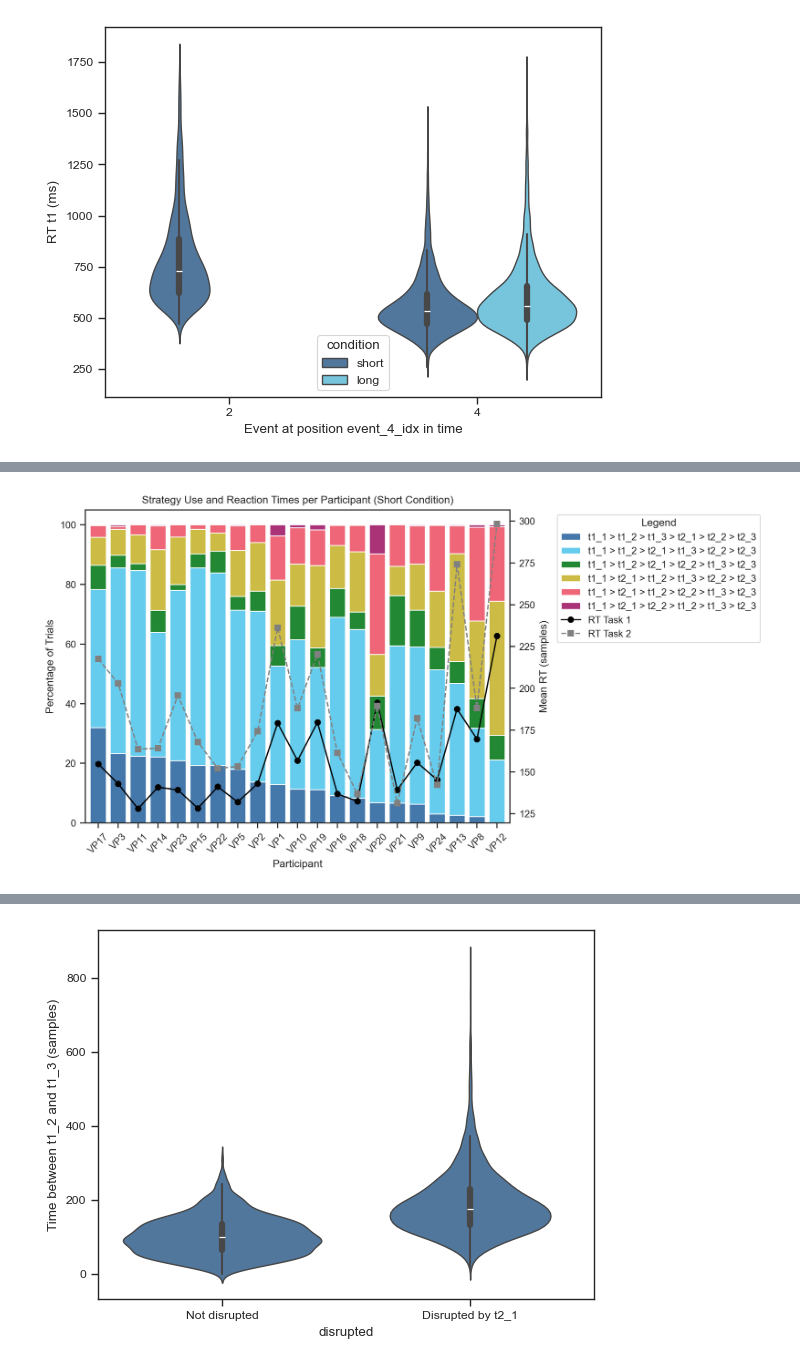
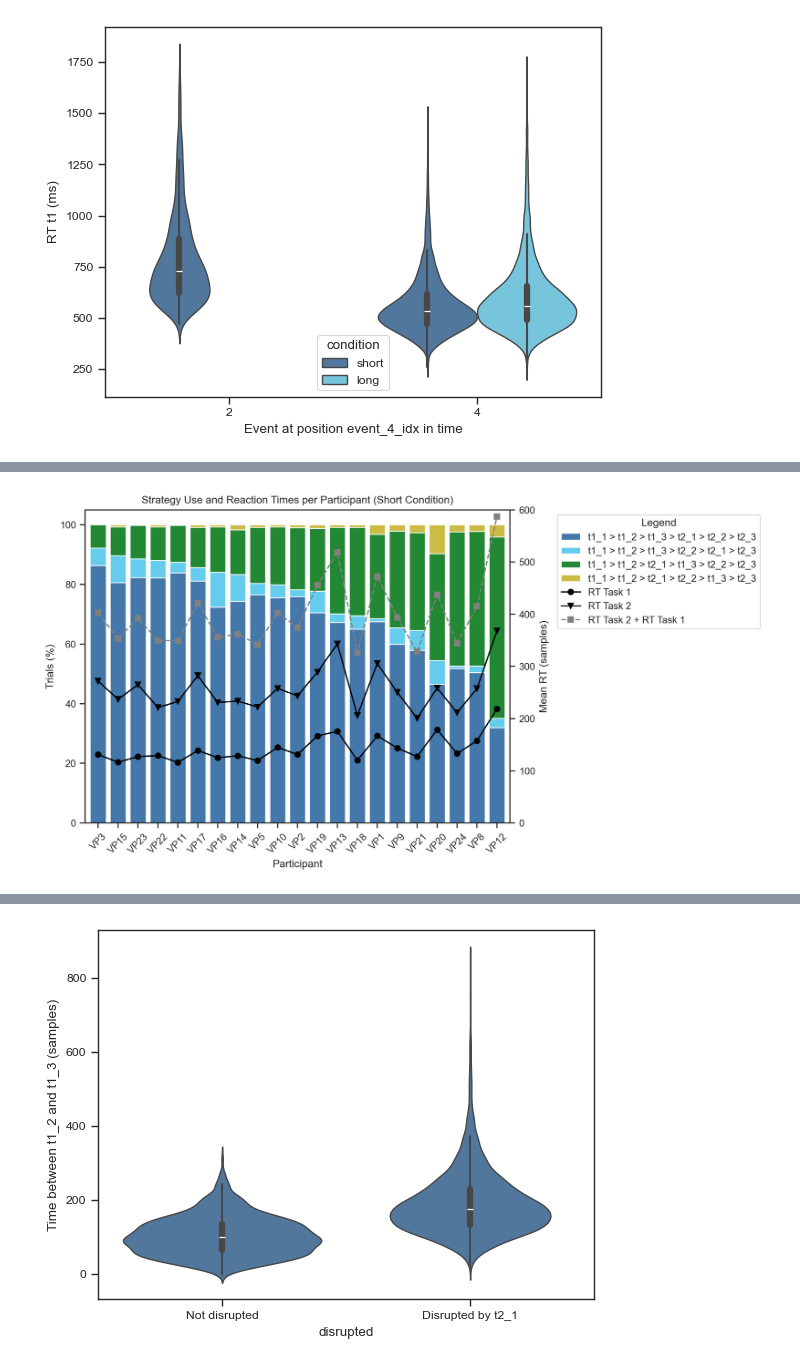
Before and after one commit to rickdott/prp, a Jupyter notebook: s4/5_analysis_combined.ipynb, the cells around one changed output, grey strips where cells are left out. Cells and saved outputs as stored; diff of their text form; code cells hidden in the pictures.

```diff
--- a/s4/5_analysis_combined.ipynb
+++ b/s4/5_analysis_combined.ipynb
@@ -20,10 +20,15 @@ import matplotlib.pyplot as plt
 import seaborn as sns
 import mne
 from pymer4.models import Lmer
+from scipy.stats import pearsonr
 DATA_PATH = Path(os.getenv("DATA_PATH"))
 
 labels_t1 = ["negative", "t1_1", "t1_2", "t1_3"]
 labels_t2 = ["negative", "t2_1", "t2_2", "t2_3"]
+labels = ["t1_1", "t1_2", "t1_3", "t2_1", "t2_2", "t2_3"]
+orders = [(0, 1, 2, 3, 4, 5), (0, 1, 3, 2, 4, 5), (0, 3, 1, 2, 4, 5), (0, 1, 3, 4, 2, 5), (0, 3, 1, 4, 2, 5), (0, 3, 4, 1, 2, 5)]
+# orders = [(0, 1, 2, 3, 4, 5), (0, 1, 2, 3, 4, 5), (0, 1, 2, 4, 3, 5), (0, 1, 3, 2, 4, 5), (0, 1, 3, 4, 2, 5), (3, 0, 1, 2, 4, 5)]
+# orders = [(0, 1, 2, 3, 4, 5), (0, 1, 2, 4, 3, 5), (0, 1, 3, 2, 4, 5), (0, 1, 3, 4, 2, 5)]
 # %% [markdown]
 ### Combined tasks
 # %%
@@ -47,4 +97,4 @@ def determine_order(paths: list[Path], labels: list[list[str]]):
 # %%
 paths = [Path("files/t1_peaks.csv"), Path("files/t2_peaks.csv")]
-labels = [labels_t1, labels_t2]
-df = determine_order(paths, labels)
+df = determine_order(paths, [labels_t1, labels_t2])
+df = remove_invalid_orders(df, [labels_t1, labels_t2])
@@ -50,0 +282,9 @@ df = determine_order(paths, labels)
+# %%
+# IRI
+set_seaborn_style()
+df['IRI'] = ((df["rt_samples_t2"] + df["interval_t1"] * 250) - df["rt_samples_t1"]) / 250 * 1000
+# df['IRI'] = df["t2_3_pred"] - df["t1_3_pred"]
+sns.barplot(data=df, x="order_idx", y="IRI", hue="condition")
+xticks = [' > '.join([labels[i] for i in order]) for order in orders]
+plt.xticks(range(len(orders)), xticks, rotation=60)
+plt.show()
@@ -162,5 +501,5 @@ plot_order_distribution_stacked(df, ["t1_1", "t1_2", "t1_3", "t2_1", "t2_2", "t2
 # %%
-def plot_relative_order_with_rt_lines(df, labels, min_count=1):
+def plot_relative_order_with_rt_lines(df, labels):
     set_seaborn_style()
 
     if "participant" not in df.columns:
@@ -170,26 +509,22 @@ def plot_relative_order_with_rt_lines(df, labels, min_count=1):
     df_short = df[df["condition"] == "short"].copy()
 
     # === STRATEGY DISTRIBUTION ===
-    order_columns = [f"event_{i}_idx" for i in range(len(labels))]
-    df_short["Order"] = df_short[order_columns].apply(tuple, axis=1)
+    order_counts = df_short.groupby(["participant", "order"]).size().reset_index(name="Count")
 
-    order_counts = df_short.groupby(["participant", "Order"]).size().reset_index(name="Count")
+    order_counts["order"] = order_counts["order"].apply(lambda x: " > ".join([labels[i] for i in x]))
 
-    global_counts = order_counts.groupby("Order")["Count"].sum()
-    valid_orders = global_counts[global_counts >= min_count].index
-    order_counts = order_counts[order_counts["Order"].isin(valid_orders)]
-
-    order_counts["Order"] = order_counts["Order"].apply(lambda x: " > ".join([labels[i] for i in x]))
-
-    pivot_df = order_counts.pivot_table(index="participant", columns="Order", values="Count", fill_value=0)
+    pivot_df = order_counts.pivot_table(index="participant", columns="order", values="Count", fill_value=0)
     percent_df = pivot_df.div(pivot_df.sum(axis=1), axis=0) * 100
 
     # Sort participants by usage of the first strategy
-    first_strategy = percent_df.columns[0]
-    percent_df = percent_df.sort_values(by=first_strategy, ascending=False)
+    first_two_strategies = percent_df.columns[:2]
+    percent_df["sort_key"] = percent_df[first_two_strategies].sum(axis=1)
+    percent_df = percent_df.sort_values(by="sort_key", ascending=False).drop(columns="sort_key")
     sorted_participants = percent_df.index.tolist()
 
     # === MEAN RTs ===
+    df_short["rt_samples_t1"] = df_short["rt_t1"] * 250
+    df_short["rt_samples_t2"] = df_short["rt_samples"]
     rt_df = df_short.groupby("participant")[["rt_samples_t1", "rt_samples_t2"]].mean()
     rt_df = rt_df.loc[sorted_participants]
 
@@ -198,34 +533,36 @@ def plot_relative_order_with_rt_lines(df, labels, min_count=1):
 
     # Stacked bar plot
     percent_df.plot(kind="bar", stacked=True, ax=ax1, width=0.8)
-    ax1.set_ylabel("Percentage of Trials")
+    ax1.set_ylabel("Trials (%)")
     ax1.set_xlabel("Participant")
     ax1.set_title("Strategy Use and Reaction Times per Participant (Short Condition)")
     ax1.legend(title="Order", bbox_to_anchor=(1.05, 1), loc="upper left")
 
     # Line plot on twin y-axis
     ax2 = ax1.twinx()
     ax2.plot(range(len(rt_df)), rt_df["rt_samples_t1"], marker="o", linestyle="-", color="black", label="RT Task 1")
-    ax2.plot(range(len(rt_df)), rt_df["rt_samples_t2"], marker="s", linestyle="--", color="gray", label="RT Task 2")
+    ax2.plot(range(len(rt_df)), rt_df["rt_samples_t2"], marker="v", linestyle="-", color="black", label="RT Task 2")
+    ax2.plot(range(len(rt_df)), rt_df["rt_samples_t2"] + rt_df["rt_samples_t1"], marker="s", linestyle="--", color="gray", label="RT Task 2 + RT Task 1")
     ax2.set_ylabel("Mean RT (samples)")
+    ax2.set_ylim(0, 600)
 
     # x-axis tick labels
     ax1.set_xticks(range(len(sorted_participants)))
     ax1.set_xticklabels(sorted_participants, rotation=45)
 
     # Combine legends
     bars_legend = ax1.get_legend_handles_labels()
     lines_legend = ax2.get_legend_handles_labels()
     ax1.legend(
         handles=bars_legend[0] + lines_legend[0],
         labels=bars_legend[1] + lines_legend[1],
         bbox_to_anchor=(1.10, 1),
         loc="upper left",
         title="Legend"
     )
 
     plt.tight_layout()
     plt.show()
-plot_relative_order_with_rt_lines(df, ["t1_1", "t1_2", "t1_3", "t2_1", "t2_2", "t2_3"], min_count=50)
+plot_relative_order_with_rt_lines(df, ["t1_1", "t1_2", "t1_3", "t2_1", "t2_2", "t2_3"])
 # %% [output]
-[figure, old version]
+[figure, new version]
```
Also changed, not shown: parts of 42 cells of this notebook, 16 other files.
